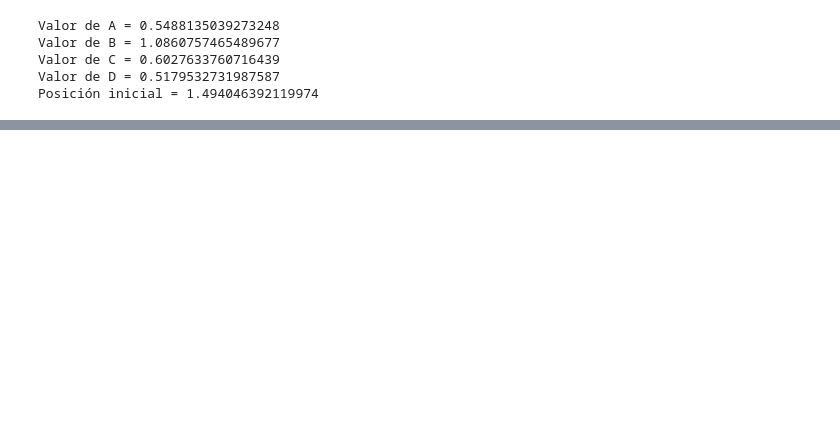
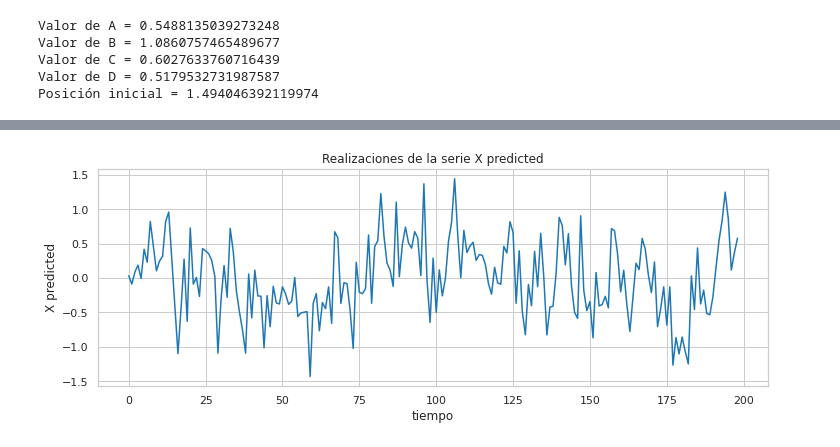
Before and after one commit to camilocarvajalreyes/tareas-MDS7204, a Jupyter notebook: unidad_1/tarea_1/tarea_1_filtro_kalman.ipynb, the cells around one changed output, grey strips where cells are left out. Cells and saved outputs as stored; diff of their text form; code cells hidden in the pictures; blank space fills up the shorter version.

```diff
--- a/unidad_1/tarea_1/tarea_1_filtro_kalman.ipynb
+++ b/unidad_1/tarea_1/tarea_1_filtro_kalman.ipynb
@@ -102,14 +109,14 @@ class KalmanFilter1D:
 
     def kalman_gain(self):
         P = self._variances_predicted[-1]
-        self._K = P / (P + (self.sigma**2))
+        self._K.append(P / (P + (self.sigma**2)))
 
     def update(self):
         y = self._x_observed[-1] - self.H * self._x_predicted[-1]
         self.kalman_gain()
         x_updt = self._x_predicted[-1] + self._K[-1] * y
-        self._x_predicted.append(x_updt)
-        P_updt = (1 - self._K) * self._variances_predicted[-1]
+        self._x_updated.append(x_updt)
+        P_updt = (1 - self._K[-1]) * self._variances_predicted[-1]
         self._variances_updated.append(P_updt)
 
     # getters
@@ -118,3 +125,6 @@ class KalmanFilter1D:
 
     def x_updated(self):
         return np.array(self._x_updated)
+# %%
+filter = KalmanFilter1D(Y[0],B*D,A,B,C,D)
+# chequear lo de la varianzaaaaaaaa
@@ -120,0 +147,13 @@ class KalmanFilter1D:
+# %%
+for i in range(2,n_samples):
+    # predicción
+    filter.predict()
+    # observación
+    filter.observe(Y[i])
+    # actualizacion
+    filter.update()
+# %%
+X_pred = filter.x_predicted()
+plot_series(X_pred,'X predicted')
+# %% [output]
+[figure, added]
```
Also changed, not shown: parts of 10 cells of this notebook.
